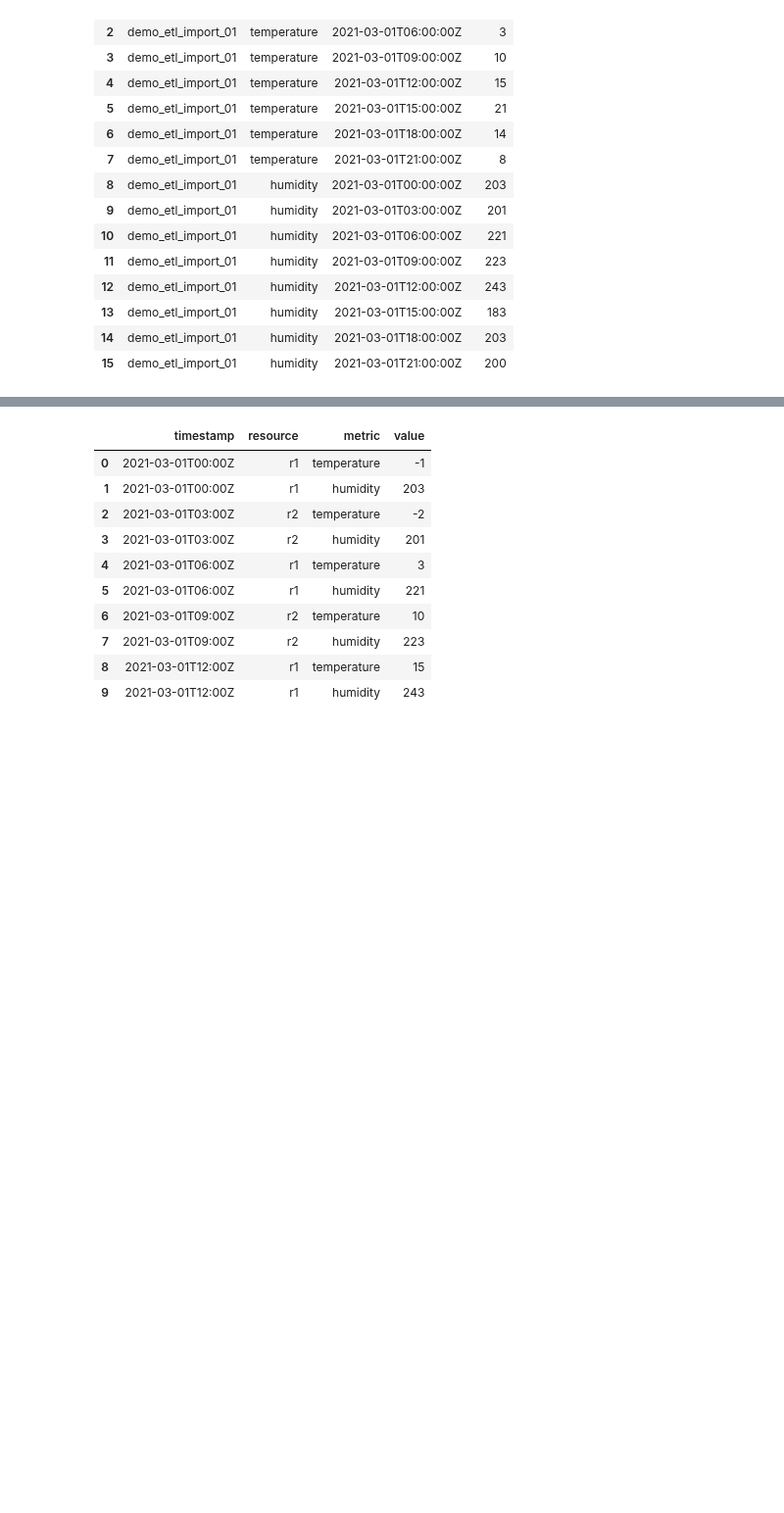
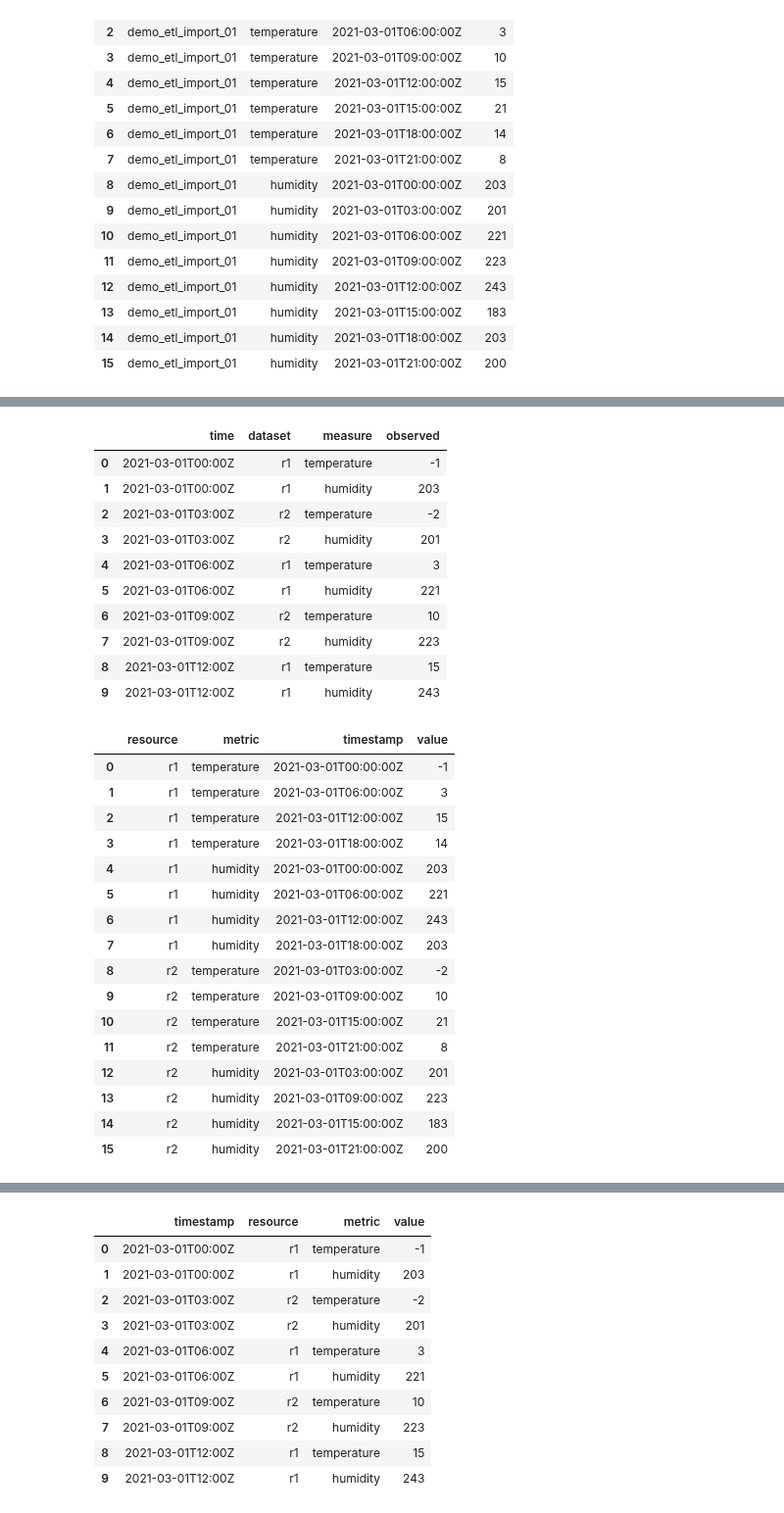
Before and after one commit to waylayio/demo-general, a Jupyter notebook: python-sdk/ETL import CSV conversion.ipynb, the cells around one changed output, grey strips where cells are left out. Shown at 98% size. Cells and saved outputs as stored; diff of their text form; code cells hidden in the pictures; blank space fills up the shorter version.

Commit message:
demo: python-sdk etl-import conversion update

```diff
--- a/python-sdk/ETL import CSV conversion.ipynb
+++ b/python-sdk/ETL import CSV conversion.ipynb
@@ -222,0 +245,58 @@ preview_import_file(etl_import.import_file.path, 100)
+# %%
+csv_text=(
+    "time,dataset,measure,observed\n"
+    "2021-03-01T00:00Z,r1,temperature,-1\n"
+    "2021-03-01T00:00Z,r1,humidity,203\n"
+    "2021-03-01T03:00Z,r2,temperature,-2\n"
+    "2021-03-01T03:00Z,r2,humidity,201\n"
+    "2021-03-01T06:00Z,r1,temperature,3\n"
+    "2021-03-01T06:00Z,r1,humidity,221\n"
+    "2021-03-01T09:00Z,r2,temperature,10\n"
+    "2021-03-01T09:00Z,r2,humidity,223\n"
+    "2021-03-01T12:00Z,r1,temperature,15\n"
+    "2021-03-01T12:00Z,r1,humidity,243\n"
+    "2021-03-01T15:00Z,r2,temperature,21\n"
+    "2021-03-01T15:00Z,r2,humidity,183\n"
+    "2021-03-01T18:00Z,r1,temperature,14\n"
+    "2021-03-01T18:00Z,r1,humidity,203\n"
+    "2021-03-01T21:00Z,r2,temperature,8\n"
+    "2021-03-01T21:00Z,r2,humidity,200\n"
+)
+preview_csv_text(csv_text)
+etl_import = etl_tool.prepare_import(
+    io.StringIO(csv_text),
+    timestamp_column='time',
+    resource_column='dataset',
+    metric_column='measure',
+    value_column='observed'
+)
+preview_import_file(etl_import.import_file.path, 100)
+# %% [output]
+|  | time | dataset | measure | observed |
+| 0 | 2021-03-01T00:00Z | r1 | temperature | -1 |
+| 1 | 2021-03-01T00:00Z | r1 | humidity | 203 |
+| 2 | 2021-03-01T03:00Z | r2 | temperature | -2 |
+| 3 | 2021-03-01T03:00Z | r2 | humidity | 201 |
+| 4 | 2021-03-01T06:00Z | r1 | temperature | 3 |
+| 5 | 2021-03-01T06:00Z | r1 | humidity | 221 |
+| 6 | 2021-03-01T09:00Z | r2 | temperature | 10 |
+| 7 | 2021-03-01T09:00Z | r2 | humidity | 223 |
+| 8 | 2021-03-01T12:00Z | r1 | temperature | 15 |
+| 9 | 2021-03-01T12:00Z | r1 | humidity | 243 |
+|  | resource | metric | timestamp | value |
+| 0 | r1 | temperature | 2021-03-01T00:00:00Z | -1 |
+| 1 | r1 | temperature | 2021-03-01T06:00:00Z | 3 |
+| 2 | r1 | temperature | 2021-03-01T12:00:00Z | 15 |
+| 3 | r1 | temperature | 2021-03-01T18:00:00Z | 14 |
+| 4 | r1 | humidity | 2021-03-01T00:00:00Z | 203 |
+| 5 | r1 | humidity | 2021-03-01T06:00:00Z | 221 |
+| 6 | r1 | humidity | 2021-03-01T12:00:00Z | 243 |
+| 7 | r1 | humidity | 2021-03-01T18:00:00Z | 203 |
+| 8 | r2 | temperature | 2021-03-01T03:00:00Z | -2 |
+| 9 | r2 | temperature | 2021-03-01T09:00:00Z | 10 |
+| 10 | r2 | temperature | 2021-03-01T15:00:00Z | 21 |
+| 11 | r2 | temperature | 2021-03-01T21:00:00Z | 8 |
+| 12 | r2 | humidity | 2021-03-01T03:00:00Z | 201 |
+| 13 | r2 | humidity | 2021-03-01T09:00:00Z | 223 |
+| 14 | r2 | humidity | 2021-03-01T15:00:00Z | 183 |
+| 15 | r2 | humidity | 2021-03-01T21:00:00Z | 200 |
```
Also changed, not shown: parts of 25 cells of this notebook.
